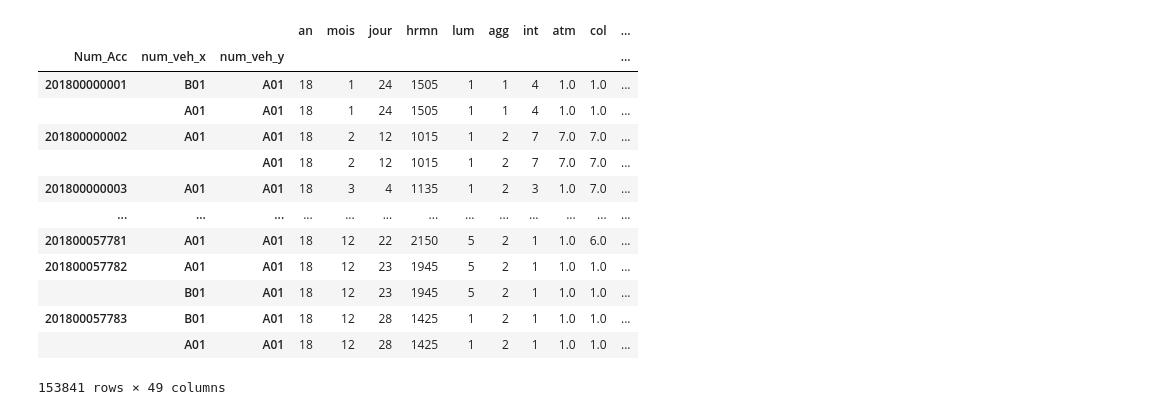
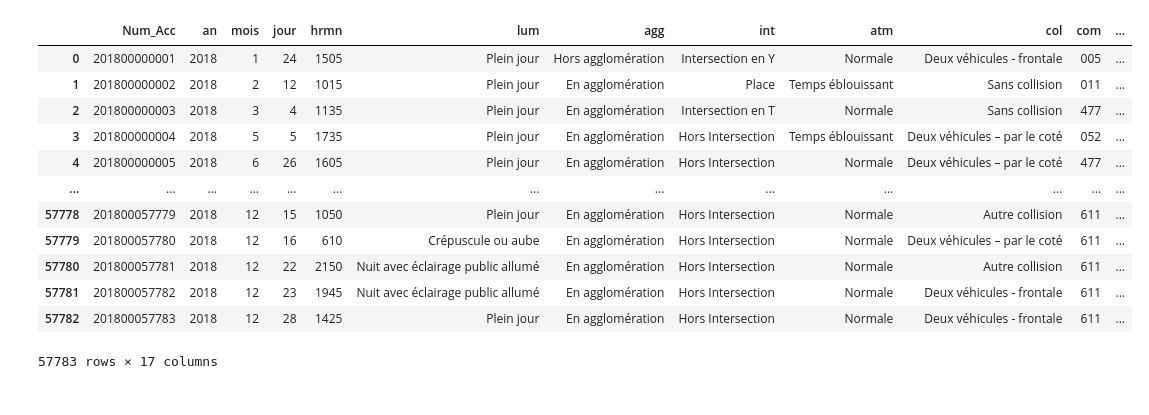
Before and after one commit to Darman09/-Data-Science-Road-Accident, a Jupyter notebook: DataAccident.ipynb, the cells around one changed output. Drawn from its saved outputs; the diff is of its cells as text; code cells hidden in the pictures.

```diff
--- a/DataAccident.ipynb
+++ b/DataAccident.ipynb
@@ -9,33 +1,51 @@ import datetime
 # %%
+#Import des librairies necessaire  a l'analyse des Data
+import numpy as np
+import pandas as pd
+import matplotlib as plt
+import Normalize_Data as normalize
+import datetime
+
 # Import des données des different csv de l'année 2018
 DataAccident2018usagers = pd.read_csv("données/2018/usagers-2018.csv",",",encoding='latin-1', low_memory=False)
 DataAccident2018lieux = pd.read_csv("données/2018/lieux-2018.csv",",",encoding='latin-1',low_memory=False)
 DataAccident2018vehicules = pd.read_csv("données/2018/vehicules-2018.csv",",",encoding='latin-1', low_memory=False)
 DataAccident2018caracteristiques = pd.read_csv("données/2018/caracteristiques-2018.csv",",",encoding='latin-1',low_memory=False)
+# Normalize Data
+DataAccident2018caracteristiques,DataAccident2018lieux,DataAccident2018usagers,DataAccident2018vehicules = normalize.normalise_data(DataAccident2018caracteristiques,DataAccident2018lieux,DataAccident2018usagers,DataAccident2018vehicules)
+# Fill NaN Data
+DataAccident2018usagers = DataAccident2018usagers.fillna(value={"place":"Inconnu","actp":0,"locp":"Inconnu","etatp":"Inconnu"})
 
-Data2018Frame = [DataAccident2018caracteristiques, DataAccident2018lieux, DataAccident2018vehicules, DataAccident2018usagers]
-Data2018merge = reduce(lambda left,right: pd.merge(left,right,on='Num_Acc'), Data2018Frame)
+DataAccident2018caracteristiques
+
 
 
 # Data2018merge = pd.merge(pd.merge(DataAccident2018caracteristiques,DataAccident2018lieux, on='Num_Acc', how='inner'),pd.merge(DataAccident2018usagers,DataAccident2018vehicules, on='Num_Acc', how='inner'), on='Num_Acc', how='inner')
-# Data2018merge = normalize.normalise_carac(Data2018merge)
-Data2018merge = Data2018merge[Data2018merge['num_veh_y'] != "B01"]
-Data2018merge.set_index(['Num_Acc','num_veh_x','num_veh_y'])
+# Data2018merge = Data2018merge[Data2018merge['num_veh_y'] != "B01"]
+# Data2018merge.set_index(['Num_Acc','num_veh_x','num_veh_y'])
+
+
+
+# data2018firstmerge = pd.merge(DataAccident2018usagers, DataAccident2018vehicules, on='Num_Acc', how='inner')
+# data2018secondmerge = pd.merge(data2018firstmerge, DataAccident2018lieux, on='Num_Acc', how='inner')
+# dataAccident2018 = pd.merge(data2018secondmerge, DataAccident2018caracteristiques, on='Num_Acc',how='inner')
+# dataAccident2018.drop_duplicates()
+# dataAccident2018 = pd.DataFrame(dataAccident2018)
+# dataAccident2018.set_index(['Num_Acc','num_veh_x','num_veh_y'])
 # %% [output]
-|  |  |  | an | mois | jour | hrmn | lum | agg | int | atm | col | ... |
-| Num_Acc | num_veh_x | num_veh_y |  |  |  |  |  |  |  |  |  | ... |
-| 201800000001 | B01 | A01 | 18 | 1 | 24 | 1505 | 1 | 1 | 4 | 1.0 | 1.0 | ... |
-|  | A01 | A01 | 18 | 1 | 24 | 1505 | 1 | 1 | 4 | 1.0 | 1.0 | ... |
-| 201800000002 | A01 | A01 | 18 | 2 | 12 | 1015 | 1 | 2 | 7 | 7.0 | 7.0 | ... |
-|  |  | A01 | 18 | 2 | 12 | 1015 | 1 | 2 | 7 | 7.0 | 7.0 | ... |
-| 201800000003 | A01 | A01 | 18 | 3 | 4 | 1135 | 1 | 2 | 3 | 1.0 | 7.0 | ... |
+|  | Num_Acc | an | mois | jour | hrmn | lum | agg | int | atm | col | com | ... |
+| 0 | 201800000001 | 2018 | 1 | 24 | 1505 | Plein jour | Hors agglomération | Intersection en Y | Normale | Deux véhicules - frontale | 005 | ... |
+| 1 | 201800000002 | 2018 | 2 | 12 | 1015 | Plein jour | En agglomération | Place | Temps éblouissant | Sans collision | 011 | ... |
+| 2 | 201800000003 | 2018 | 3 | 4 | 1135 | Plein jour | En agglomération | Intersection en T | Normale | Sans collision | 477 | ... |
+| 3 | 201800000004 | 2018 | 5 | 5 | 1735 | Plein jour | En agglomération | Hors Intersection | Temps éblouissant | Deux véhicules – par le coté | 052 | ... |
+| 4 | 201800000005 | 2018 | 6 | 26 | 1605 | Plein jour | En agglomération | Hors Intersection | Normale | Deux véhicules – par le coté | 477 | ... |
 | ... | ... | ... | ... | ... | ... | ... | ... | ... | ... | ... | ... | ... |
-| 201800057781 | A01 | A01 | 18 | 12 | 22 | 2150 | 5 | 2 | 1 | 1.0 | 6.0 | ... |
-| 201800057782 | A01 | A01 | 18 | 12 | 23 | 1945 | 5 | 2 | 1 | 1.0 | 1.0 | ... |
-|  | B01 | A01 | 18 | 12 | 23 | 1945 | 5 | 2 | 1 | 1.0 | 1.0 | ... |
-| 201800057783 | B01 | A01 | 18 | 12 | 28 | 1425 | 1 | 2 | 1 | 1.0 | 1.0 | ... |
-|  | A01 | A01 | 18 | 12 | 28 | 1425 | 1 | 2 | 1 | 1.0 | 1.0 | ... |
+| 57778 | 201800057779 | 2018 | 12 | 15 | 1050 | Plein jour | En agglomération | Hors Intersection | Normale | Autre collision | 611 | ... |
+| 57779 | 201800057780 | 2018 | 12 | 16 | 610 | Crépuscule ou aube | En agglomération | Hors Intersection | Normale | Deux véhicules – par le coté | 611 | ... |
+| 57780 | 201800057781 | 2018 | 12 | 22 | 2150 | Nuit avec éclairage public allumé | En agglomération | Hors Intersection | Normale | Autre collision | 611 | ... |
+| 57781 | 201800057782 | 2018 | 12 | 23 | 1945 | Nuit avec éclairage public allumé | En agglomération | Hors Intersection | Normale | Deux véhicules - frontale | 611 | ... |
+| 57782 | 201800057783 | 2018 | 12 | 28 | 1425 | Plein jour | En agglomération | Hors Intersection | Normale | Deux véhicules - frontale | 611 | ... |
-153841 rows × 49 columns
+57783 rows × 17 columns
 # %%
 DataAccident2017usagers = pd.read_csv("données/2017/usagers-2017.csv",",",encoding='latin-1', low_memory=False)
 DataAccident2017lieux = pd.read_csv("données/2017/lieux-2017.csv",",",encoding='latin-1',low_memory=False)
```
Also changed, not shown: parts of 9 cells of this notebook, 6 other files.
